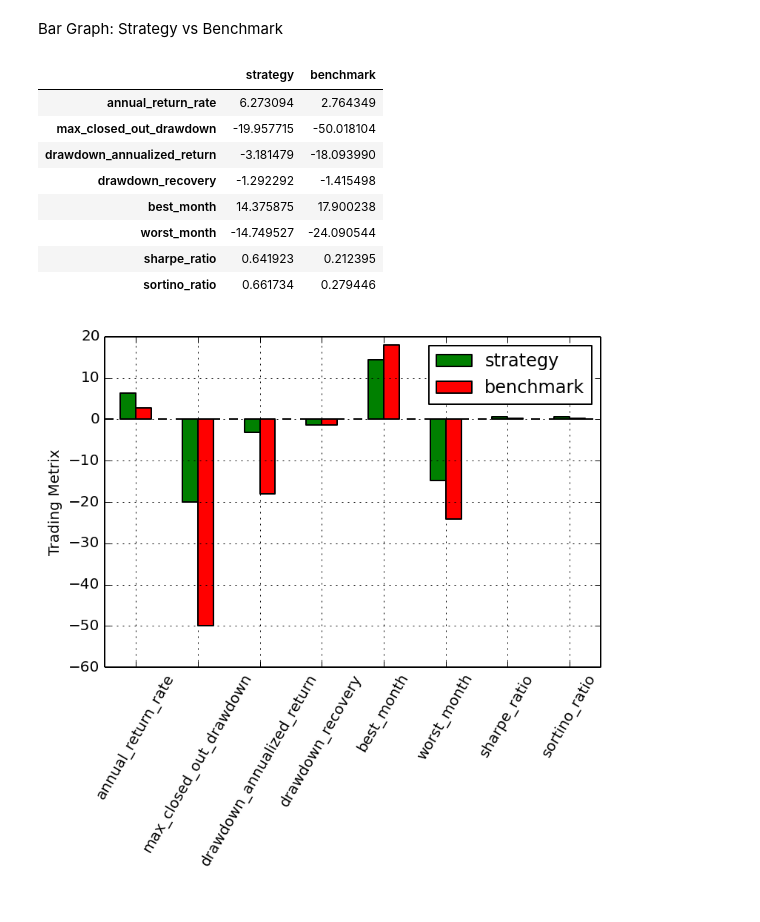
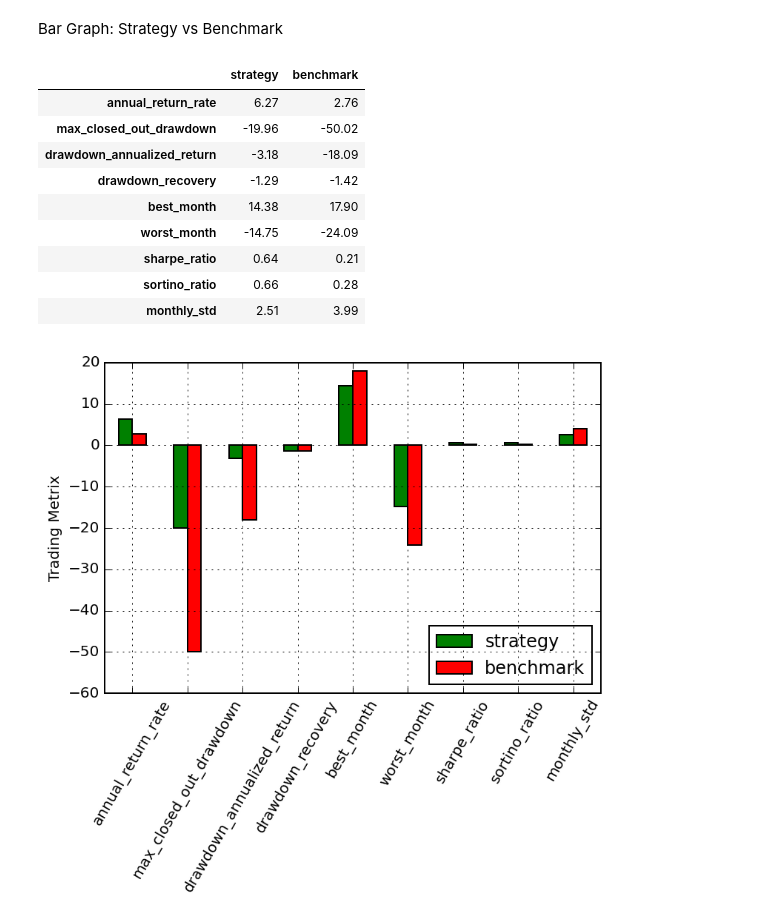
Before and after one commit to fja05680/pinkfish, a Jupyter notebook: examples/golden-cross.ipynb, the cells around one changed output. Drawn from its saved outputs; the diff is of its cells as text; code cells hidden in the pictures.

```diff
--- a/examples/golden-cross.ipynb
+++ b/examples/golden-cross.ipynb
@@ -12,9 +14,15 @@ Other imports
 # %%
 import pandas as pd
 import numpy as np
+import matplotlib
 import matplotlib.pyplot as plt
+import datetime
 from talib.abstract import *
 import pinkfish as pf
+import itable
+
+# format price data
+pd.options.display.float_format = '{:0.2f}'.format
 
 # Double the DPI, so we are making 2x plots:
 matplotlib.rcParams['savefig.dpi'] = 2 * matplotlib.rcParams['savefig.dpi']
@@ -272,22 +288,24 @@ Bar Graph: Strategy vs Benchmark
 # %%
 metrics = ('annual_return_rate',
            'max_closed_out_drawdown',
            'drawdown_annualized_return',
            'drawdown_recovery',
            'best_month',
            'worst_month',
            'sharpe_ratio',
-           'sortino_ratio')
+           'sortino_ratio',
+           'monthly_std')
 df = pf.plot_bar_graph(stats, benchmark.stats, *metrics)
 df
 # %% [output]
 |  | strategy | benchmark |
-| annual_return_rate | 6.273094 | 2.764349 |
-| max_closed_out_drawdown | -19.957715 | -50.018104 |
-| drawdown_annualized_return | -3.181479 | -18.093990 |
-| drawdown_recovery | -1.292292 | -1.415498 |
-| best_month | 14.375875 | 17.900238 |
-| worst_month | -14.749527 | -24.090544 |
-| sharpe_ratio | 0.641923 | 0.212395 |
-| sortino_ratio | 0.661734 | 0.279446 |
+| annual_return_rate | 6.27 | 2.76 |
+| max_closed_out_drawdown | -19.96 | -50.02 |
+| drawdown_annualized_return | -3.18 | -18.09 |
+| drawdown_recovery | -1.29 | -1.42 |
+| best_month | 14.38 | 17.90 |
+| worst_month | -14.75 | -24.09 |
+| sharpe_ratio | 0.64 | 0.21 |
+| sortino_ratio | 0.66 | 0.28 |
+| monthly_std | 2.51 | 3.99 |
-[figure, old version]
+[figure, new version]
```
Also changed, not shown: parts of 25 cells of this notebook, 4 other files.
